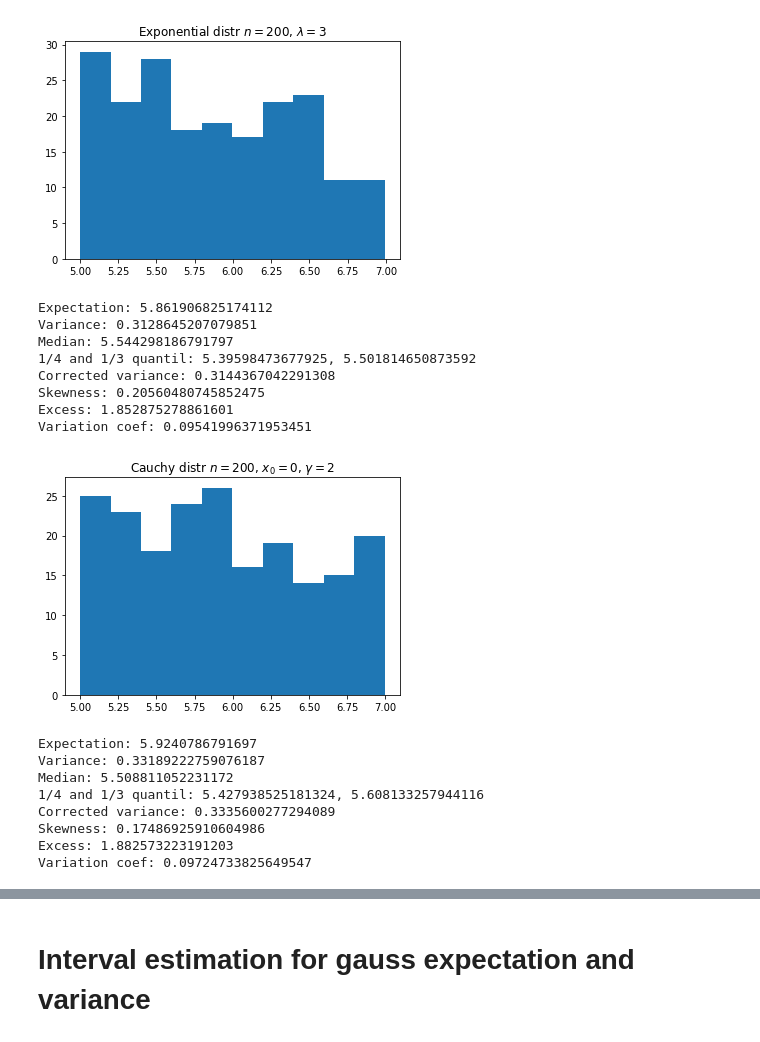
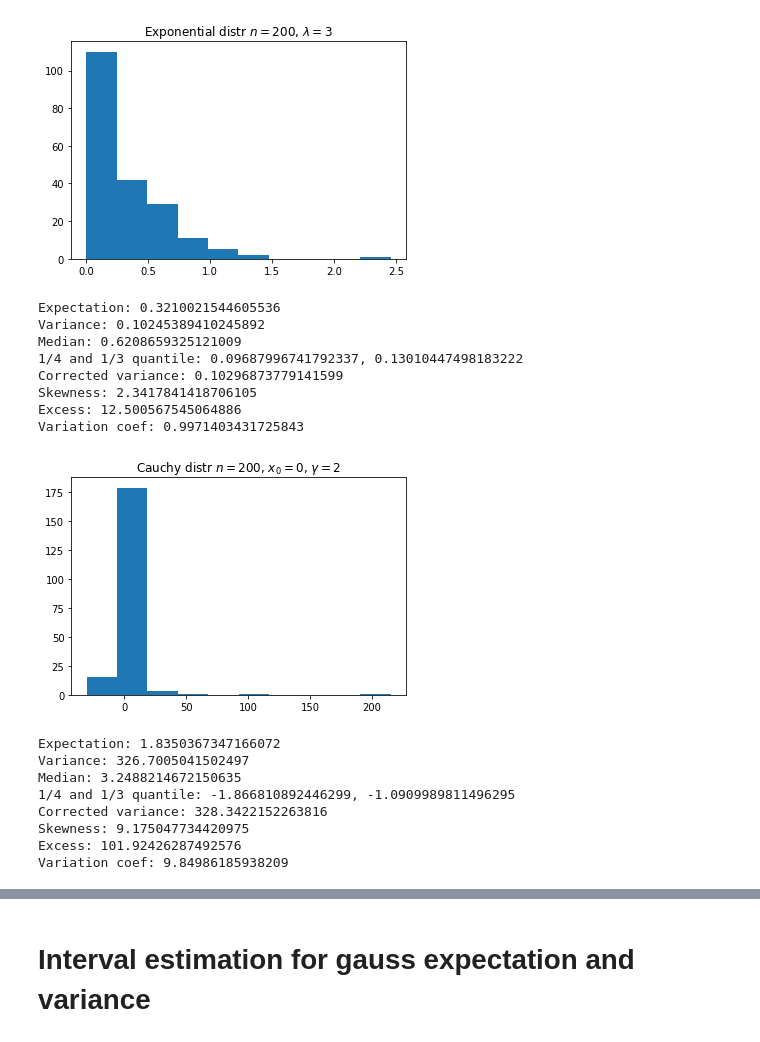
Before and after one commit to PIDAMI/math_statistics, a Jupyter notebook: task2/task2.ipynb, the cells around one changed output, grey strips where cells are left out. Saved outputs shown, nothing was run; the diff lists cells and outputs as text; code cells hidden in the pictures.

Commit message:
added uniform distr, other distributions are now generated on all real axis instead of an interval

```diff
--- a/task2/task2.ipynb
+++ b/task2/task2.ipynb
@@ -7,9 +9,10 @@ import itertools
 # %%
 def print_statistics(data):
+    size = np.size(data)
     print(f'Expectation: {np.mean(data)}')
     print(f'Variance: {np.var(data)}')
-    print(f'Median: {(data[99] + data[100]) / 2}')
-    print(f'1/4 and 1/3 quantil: {np.quantile(data, 1/4)}, {np.quantile(data, 1/3)}')
+    print(f'Median: {(data[size // 2 - 1] + data[size // 2]) / 2}')
+    print(f'1/4 and 1/3 quantile: {np.quantile(data, 1/4)}, {np.quantile(data, 1/3)}')
     print(f'Corrected variance: {np.var(data) * n / (n - 1)}')
     print(f'Skewness: {stat.kstat(data, 3) / stat.kstat(data, 2) ** 1.5}')
     print(f'Excess: {stat.moment(data, 4) / stat.moment(data, 2) ** 2}')
@@ -126,35 +130,37 @@ Variation coef: 0.1210988108067025
 # %%
 exp_param = 3
-exp = generate_exponential(n, 3, a, b)[:n]
+# exp = generate_exponential(n, 3, a, b)[:n]
+exp = np.random.default_rng().exponential(1 / exp_param, n)
 plt.hist(exp)
 plt.title(f'Exponential distr $n = {n}$, $\lambda = {exp_param}$')
 plt.show()
 print_statistics(exp)
 # %% [output]
-[figure, old version]
+[figure, new version]
-Expectation: 5.861906825174112
-Variance: 0.3128645207079851
-Median: 5.544298186791797
-1/4 and 1/3 quantil: 5.39598473677925, 5.501814650873592
-Corrected variance: 0.3144367042291308
-Skewness: 0.20560480745852475
-Excess: 1.852875278861601
-Variation coef: 0.09541996371953451
+Expectation: 0.3210021544605536
+Variance: 0.10245389410245892
+Median: 0.6208659325121009
+1/4 and 1/3 quantile: 0.09687996741792337, 0.13010447498183222
+Corrected variance: 0.10296873779141599
+Skewness: 2.3417841418706105
+Excess: 12.500567545064886
+Variation coef: 0.9971403431725843
 # %%
 cauchy_shift = 0
 cauchy_scale = 2
-cauchy = generate_cauchy(n, cauchy_shift, cauchy_scale, a, b)[:n]
+# cauchy = generate_cauchy(n, cauchy_shift, cauchy_scale, a, b)[:n]
+cauchy = stat.cauchy.rvs(loc=cauchy_shift, scale = cauchy_scale, size=n)
 plt.hist(cauchy)
 plt.title(f'Cauchy distr $n = {n}$, $x_0 = {cauchy_shift}$, $\gamma = {cauchy_scale}$')
 plt.show()
 print_statistics(cauchy)
 # %% [output]
-[figure, old version]
+[figure, new version]
-Expectation: 5.9240786791697
-Variance: 0.33189222759076187
-Median: 5.508811052231172
-1/4 and 1/3 quantil: 5.427938525181324, 5.608133257944116
-Corrected variance: 0.3335600277294089
-Skewness: 0.17486925910604986
-Excess: 1.882573223191203
-Variation coef: 0.09724733825649547
+Expectation: 1.8350367347166072
+Variance: 326.7005041502497
+Median: 3.2488214672150635
+1/4 and 1/3 quantile: -1.866810892446299, -1.0909989811496295
+Corrected variance: 328.3422152263816
+Skewness: 9.175047734420975
+Excess: 101.92426287492576
+Variation coef: 9.84986185938209
```
Also changed, not shown: parts of 11 cells of this notebook.
